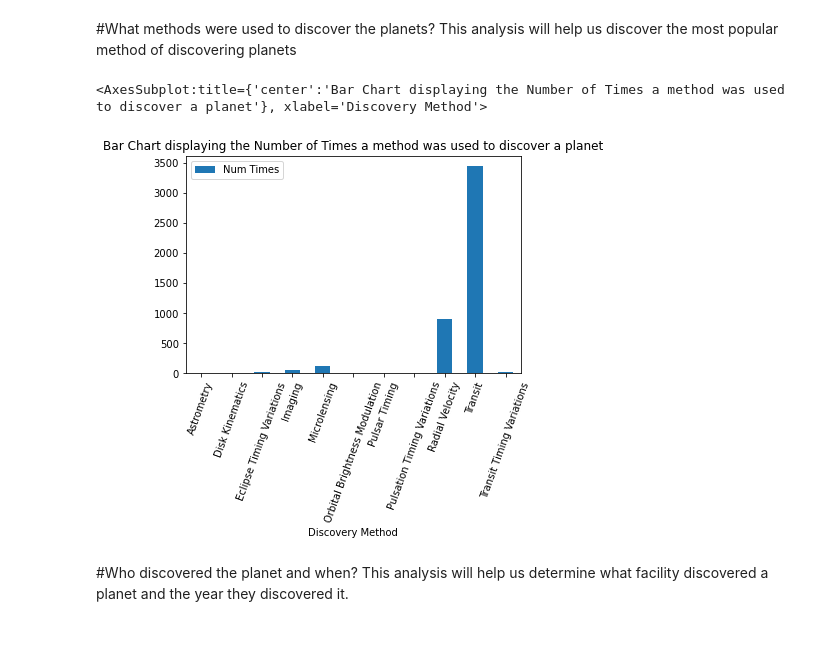
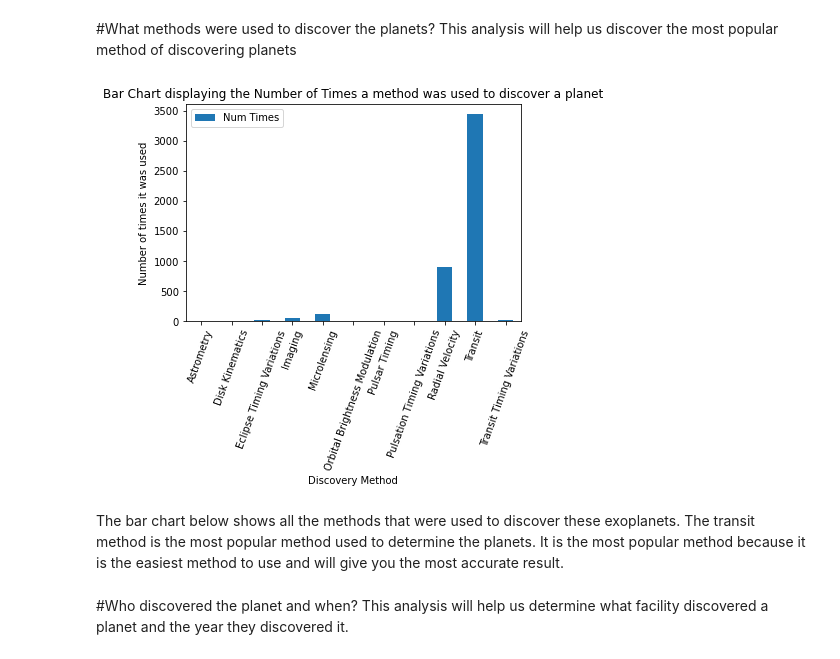
Before and after one commit to ubco-W2022T1-cosc301/project-group35, a Jupyter notebook: notebooks/analysis2.ipynb, the cells around one changed output. Drawn from its saved outputs; the diff is of its cells as text; code cells hidden in the pictures.

```diff
--- a/notebooks/analysis2.ipynb
+++ b/notebooks/analysis2.ipynb
@@ -90,22 +90,26 @@ This analysis will help us discover the most popular method of discovering plane
 # %%
 import pandas as pd
 df = pd.read_csv("../data/raw/DataOriginal.csv")
 
 
 discover1 = ['Discovery Method','Planet Name']
 df19 = df[discover1]
 
 df19.head()
 
 df20 = df19.groupby('Discovery Method').count()
 df21=df20.rename(columns={'Planet Name':'Num Times'})
 df21.reset_index(inplace=True)
 df21
 
 df21.plot.bar(x="Discovery Method", y="Num Times",rot=70, title="Bar Chart displaying the Number of Times a method was used to discover a planet")
+
+plot.ylabel("Number of times it was used")
+plot.savefig("bolu3.png")
 # %% [output]
-<AxesSubplot:title={'center':'Bar Chart displaying the Number of Times a method was used to discover a planet'}, xlabel='Discovery Method'>
-[figure, old version]
+[figure, new version]
+# %% [markdown]
+The bar chart below shows all the methods that were used to discover these exoplanets. The transit method is the most popular method used to determine the planets. It is the most popular method because it is the easiest method to use and will give you the most accurate result.
 # %% [markdown]
 #Who discovered the planet and when?
 This analysis will help us determine what facility discovered a planet and the year they discovered it.
```
Also changed, not shown: parts of 8 cells of this notebook, 6 other files.
